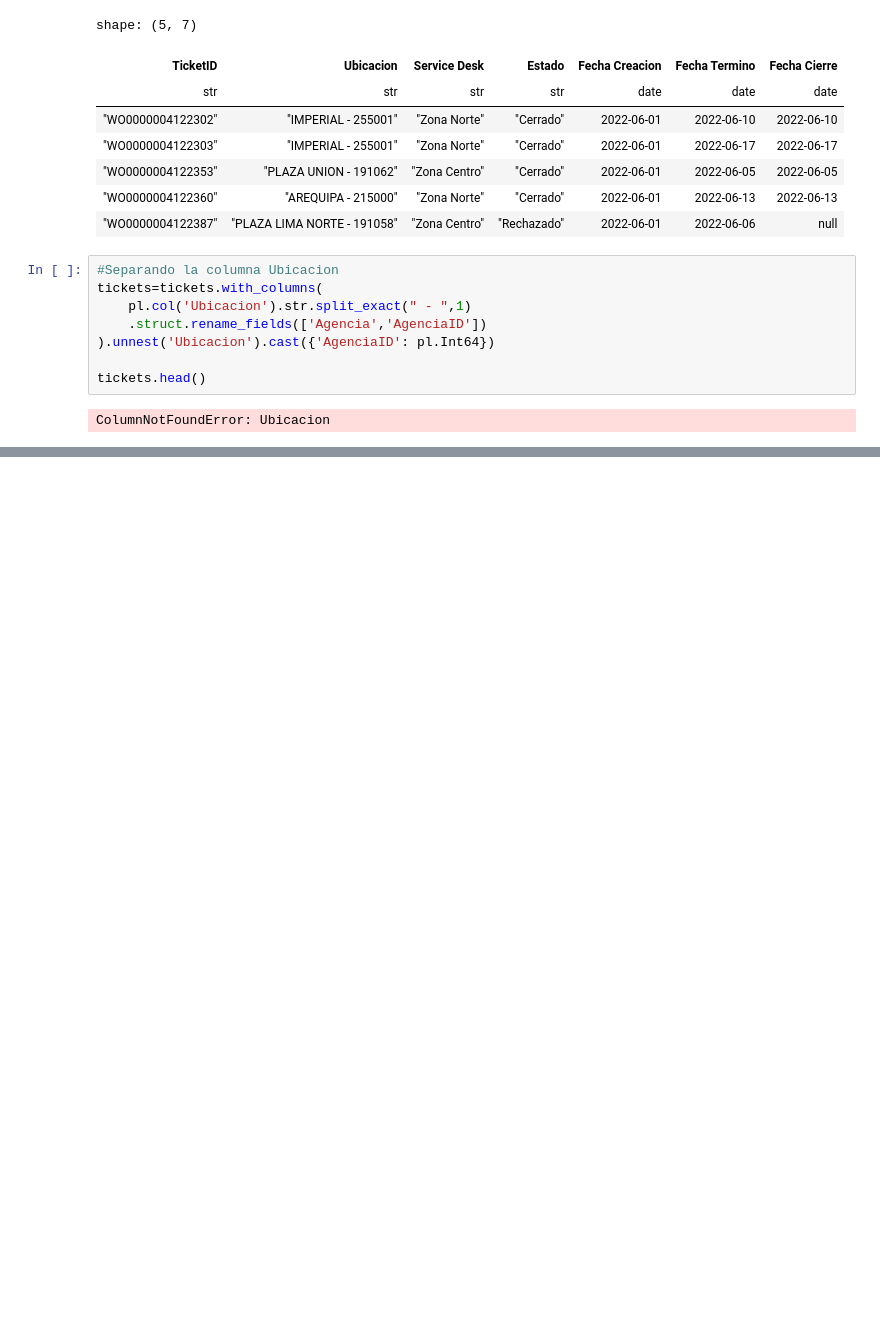
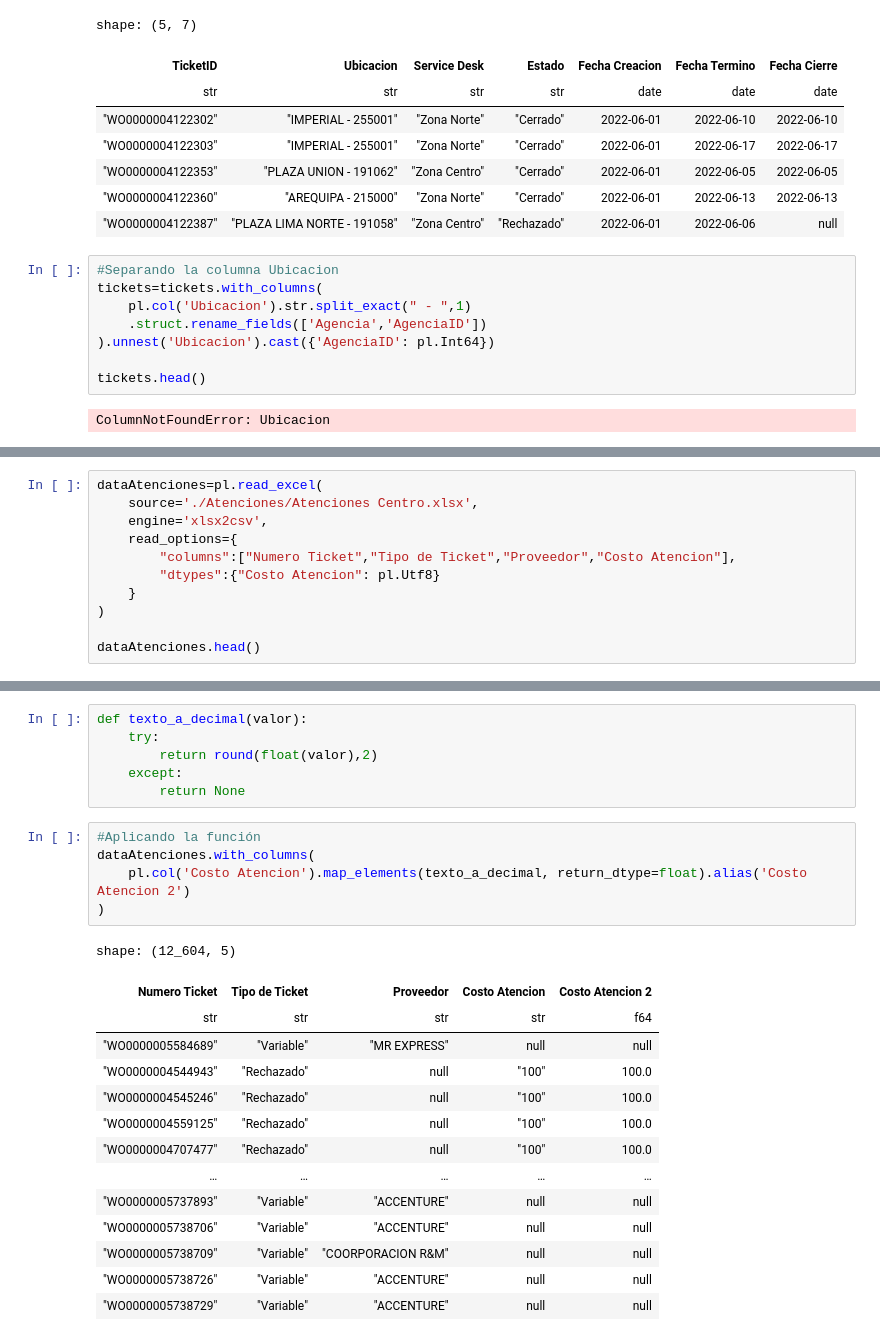
Before and after one commit to CarlosDavila310/Python_ETL_E3, a Jupyter notebook: Proceso_ETL.ipynb, the cells around one changed output, grey strips where cells are left out. Drawn from its saved outputs; the diff is of its cells as text; blank space fills up the shorter version.

Commit message:
Funcion Atencion

```diff
--- a/Proceso_ETL.ipynb
+++ b/Proceso_ETL.ipynb
@@ -304,0 +321,11 @@ shape: (5, 11)
+# %%
+dataAtenciones=pl.read_excel(
+    source='./Atenciones/Atenciones Centro.xlsx',
+    engine='xlsx2csv',
+    read_options={
+        "columns":["Numero Ticket","Tipo de Ticket","Proveedor","Costo Atencion"],
+        "dtypes":{"Costo Atencion": pl.Utf8}
+    }
+)
+
+dataAtenciones.head()
@@ -304,0 +385,26 @@ shape: (5, 11)
+# %%
+def texto_a_decimal(valor):
+    try:
+        return round(float(valor),2)
+    except:
+        return None
+# %%
+#Aplicando la función
+dataAtenciones.with_columns(
+    pl.col('Costo Atencion').map_elements(texto_a_decimal, return_dtype=float).alias('Costo Atencion 2')
+)
+# %% [output]
+shape: (12_604, 5)
+| Numero Ticket | Tipo de Ticket | Proveedor | Costo Atencion | Costo Atencion 2 |
+| str | str | str | str | f64 |
+| "WO0000005584689" | "Variable" | "MR EXPRESS" | null | null |
+| "WO0000004544943" | "Rechazado" | null | "100" | 100.0 |
+| "WO0000004545246" | "Rechazado" | null | "100" | 100.0 |
+| "WO0000004559125" | "Rechazado" | null | "100" | 100.0 |
+| "WO0000004707477" | "Rechazado" | null | "100" | 100.0 |
+| … | … | … | … | … |
+| "WO0000005737893" | "Variable" | "ACCENTURE" | null | null |
+| "WO0000005738706" | "Variable" | "ACCENTURE" | null | null |
+| "WO0000005738709" | "Variable" | "COORPORACION R&M" | null | null |
+| "WO0000005738726" | "Variable" | "ACCENTURE" | null | null |
+| "WO0000005738729" | "Variable" | "ACCENTURE" | null | null |
```
Also changed, not shown: parts of 6 cells of this notebook.
